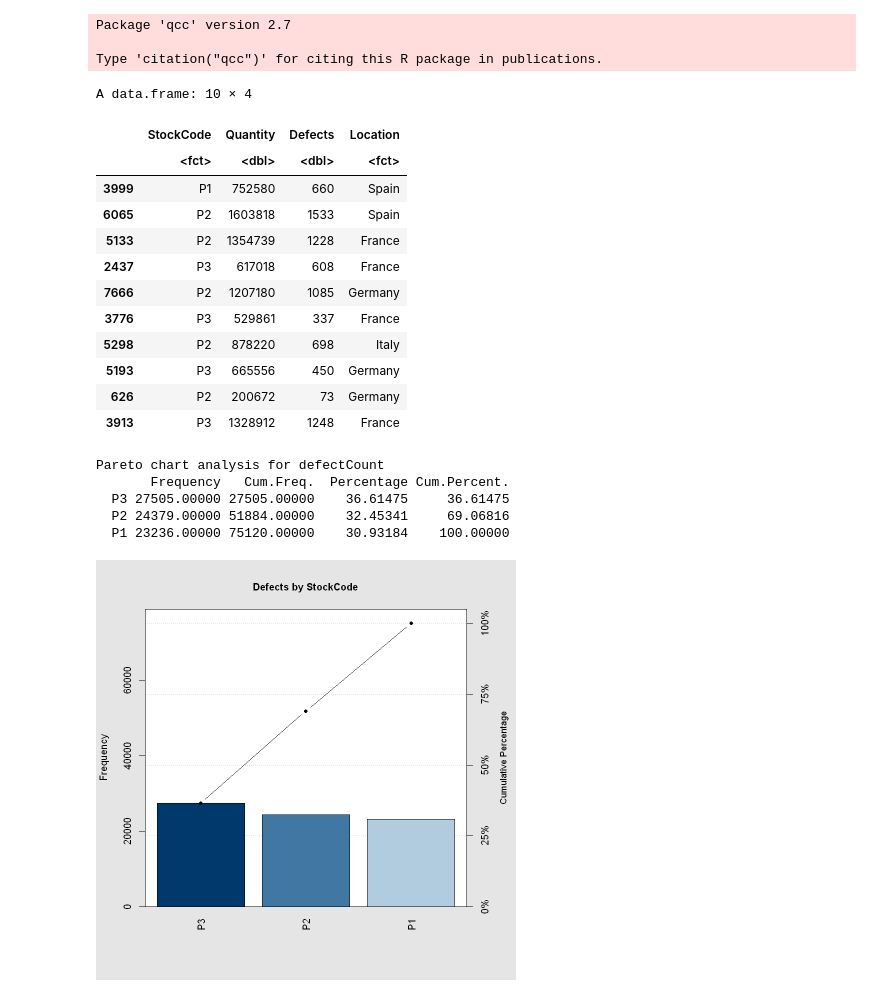
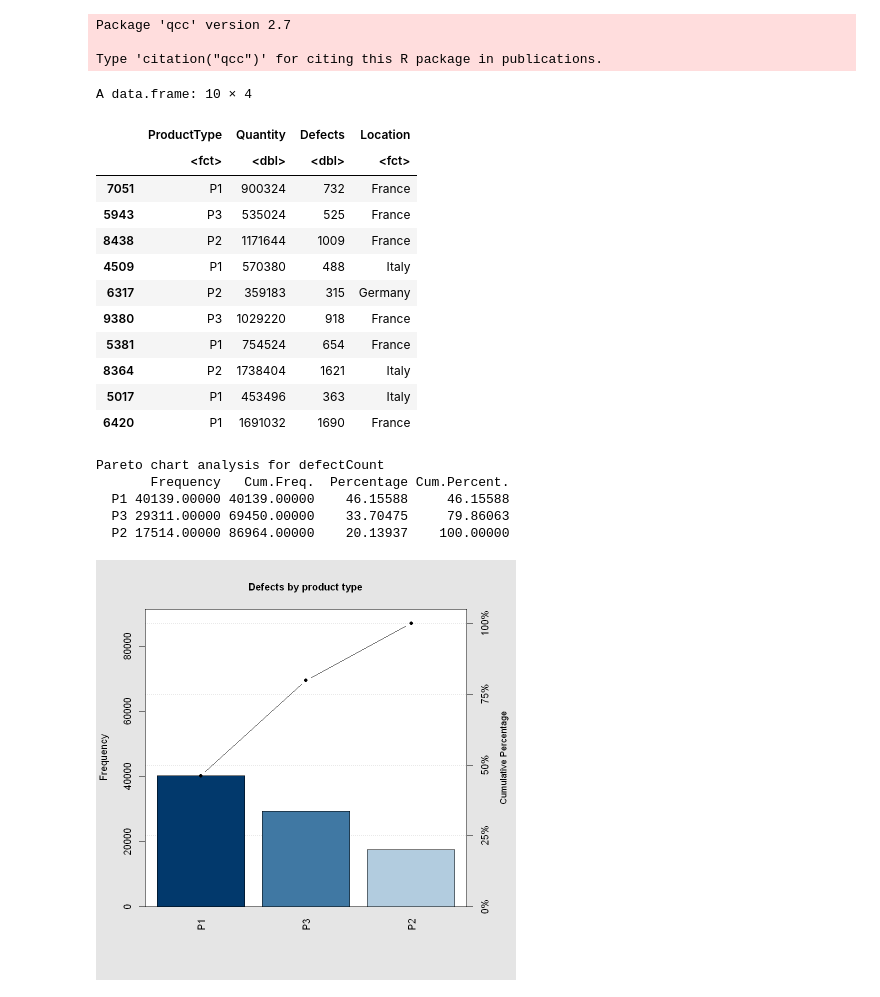
Before and after one commit to snigdhayan/StatMath, a Jupyter notebook: StatisticalMethods/LeanSixSigma.ipynb, the cells around one changed output. Drawn from its saved outputs; the diff is of its cells as text; code cells hidden in the pictures.

```diff
--- a/StatisticalMethods/LeanSixSigma.ipynb
+++ b/StatisticalMethods/LeanSixSigma.ipynb
@@ -12,15 +12,25 @@ Package 'qcc' version 2.7
 
 Type 'citation("qcc")' for citing this R package in publications.
 # %%
-# Create a population of product data
-population_size = 10000
-n_products = 3 # number of distinct products
-location <- sample(c("Germany", "France", "Spain", "Italy"), population_size, replace = TRUE, prob = c(0.3, 0.4, 0.2, 0.1))
-defects <- round(abs(rnorm(population_size, mean = 800, sd = 500)))
-quantity <- 1000*defects + round(abs(rnorm(population_size, mean = 50000, sd = 100000)))
-stockcode <- round(sample(1:n_products, population_size, replace = TRUE))
-stockcode <- paste("P", stockcode, sep="")
-df <- data.frame("StockCode" = stockcode, "Quantity" = quantity, "Defects" = defects, "Location" = location)
+# Create curated manufacting data
+n_types = 3 # number of distinct product types
+n_obs = 10000 # total number of observations
+
+# Type of the products
+productType <- round(sample(1:n_types, n_obs, replace = TRUE))
+productType <- paste("P", productType, sep="")
+
+# Number of defects per observation
+defects <- round(abs(rnorm(n_obs, mean = 800, sd = 500)))
+
+# Quantity of products per observation
+quantity <- 1000*defects + round(abs(rnorm(n_obs, mean = 50000, sd = 100000)))
+
+# Manufacturing locations
+location <- sample(c("Germany", "France", "Spain", "Italy"), n_obs, replace = TRUE, prob = c(0.3, 0.4, 0.2, 0.1))
+
+# Dataframe of manufacturing data
+df <- data.frame("ProductType" = productType, "Quantity" = quantity, "Defects" = defects, "Location" = location)
 # %%
 # Generate a sample and visualize it
 sample_size <- 100
@@ -28,32 +38,32 @@ myData <- df[sample(nrow(df), sample_size), ]
 head(myData, 10)
 # %% [output]
 A data.frame: 10 × 4
-|  | StockCode | Quantity | Defects | Location |
+|  | ProductType | Quantity | Defects | Location |
 |  | <fct> | <dbl> | <dbl> | <fct> |
-| 3999 | P1 | 752580 | 660 | Spain |
-| 6065 | P2 | 1603818 | 1533 | Spain |
-| 5133 | P2 | 1354739 | 1228 | France |
-| 2437 | P3 | 617018 | 608 | France |
-| 7666 | P2 | 1207180 | 1085 | Germany |
-| 3776 | P3 | 529861 | 337 | France |
-| 5298 | P2 | 878220 | 698 | Italy |
-| 5193 | P3 | 665556 | 450 | Germany |
-| 626 | P2 | 200672 | 73 | Germany |
-| 3913 | P3 | 1328912 | 1248 | France |
+| 7051 | P1 | 900324 | 732 | France |
+| 5943 | P3 | 535024 | 525 | France |
+| 8438 | P2 | 1171644 | 1009 | France |
+| 4509 | P1 | 570380 | 488 | Italy |
+| 6317 | P2 | 359183 | 315 | Germany |
+| 9380 | P3 | 1029220 | 918 | France |
+| 5381 | P1 | 754524 | 654 | France |
+| 8364 | P2 | 1738404 | 1621 | Italy |
+| 5017 | P1 | 453496 | 363 | Italy |
+| 6420 | P1 | 1691032 | 1690 | France |
 # %%
 # Pareto chart
-groupedData <- aggregate(myData$Defects, by=list(StockCode=myData$StockCode), FUN=sum)
-names(groupedData)[2] <- "Defects"
-defectCount <- groupedData$Defects
-names(defectCount) <- groupedData$StockCode
-pareto.chart(defectCount, main="Defects by StockCode")
+aggregatedData <- aggregate(myData$Defects, by=list(ProductType=myData$ProductType), FUN=sum)
+names(aggregatedData)[2] <- "Defects"
+defectCount <- aggregatedData$Defects
+names(defectCount) <- aggregatedData$ProductType
+pareto.chart(defectCount, main="Defects by product type")
 # %% [output]
 Pareto chart analysis for defectCount
        Frequency   Cum.Freq.  Percentage Cum.Percent.
-  P3 27505.00000 27505.00000    36.61475     36.61475
-  P2 24379.00000 51884.00000    32.45341     69.06816
-  P1 23236.00000 75120.00000    30.93184    100.00000
+  P1 40139.00000 40139.00000    46.15588     46.15588
+  P3 29311.00000 69450.00000    33.70475     79.86063
+  P2 17514.00000 86964.00000    20.13937    100.00000
-[figure, old version]
+[figure, new version]
 # %%
 # Create QCC object for dataset and plot control chart
 xbar = qcc(myData$Defects, data.name="Product Data", type="xbar.one", nsigmas=3)
```
Also changed, not shown: parts of 9 cells of this notebook.
